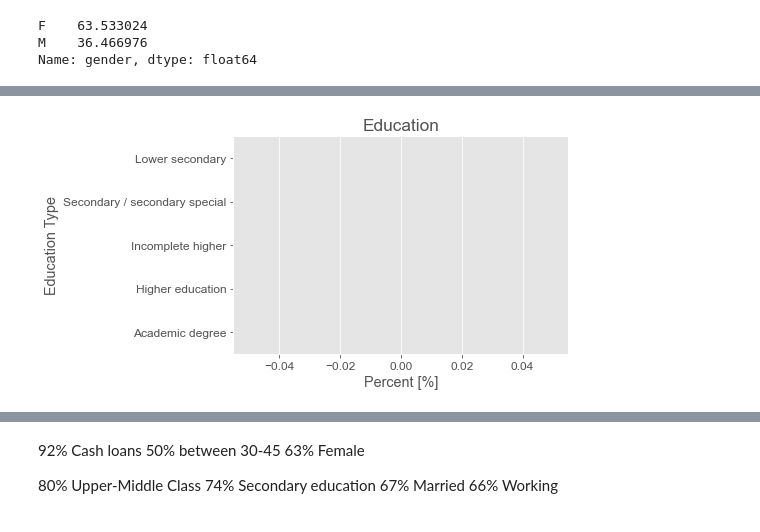
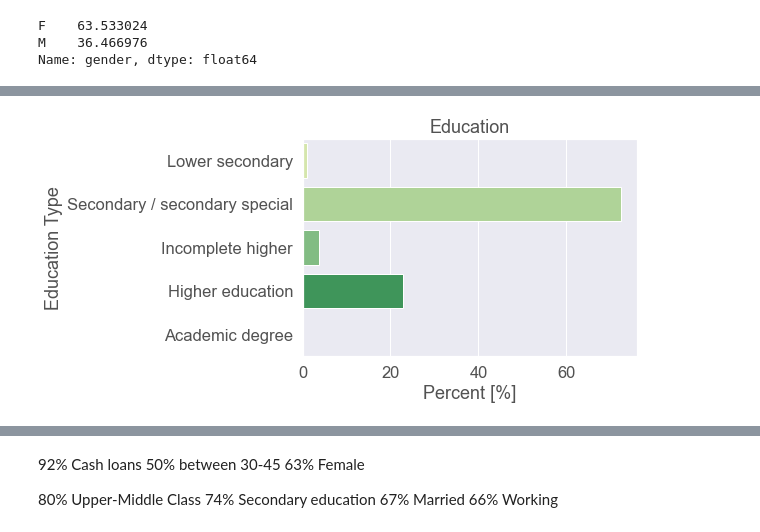
Before and after one commit to LenaChretien/Credit-Card-Fraud, a Jupyter notebook: Presentation figures.ipynb, the cells around one changed output, grey strips where cells are left out. Drawn from its saved outputs; the diff is of its cells as text; code cells hidden in the pictures.

Commit message:
Created and added all presentation figures. Might need to change some labels and names, but bulk should be done.

```diff
--- a/Presentation figures.ipynb
+++ b/Presentation figures.ipynb
@@ -196,21 +198,21 @@ plt.savefig('./Figures/income.png', bbox_inches = 'tight')
 # %%
 
 edu =app['education'].value_counts()
 total = app.shape[0]
 edu_perc = (edu/total)*100
-edu_perc = age_perc.sort_values(ascending = False)
+edu_perc = edu_perc.sort_values(ascending = False)
 
 ax = sns.barplot(y = edu_perc.index, x = edu_perc.values,\
                  order = ['Lower secondary','Secondary / secondary special','Incomplete higher',
                           'Higher education','Academic degree'],\
                  palette = ['#d9f0a3','#addd8e','#78c679','#31a354','#006837'])
 ax.set(ylabel = 'Education Type', xlabel ='Percent [%]')
 
 ax.set_title('Education', color = '#525252')
 
 plt.savefig('./Figures/education.png', bbox_inches = 'tight')
 # %% [output]
-[figure, old version]
+[figure, new version]
 # %%
 in_type =app['income_type'].value_counts()
 in_type_perc= (in_type/app.shape[0])*100
```
Also changed, not shown: parts of 52 cells of this notebook.
